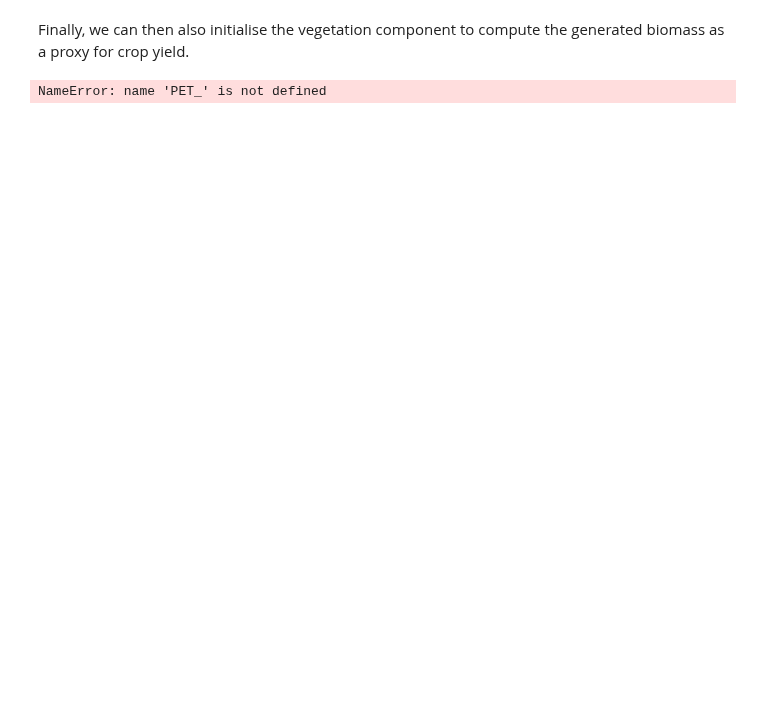
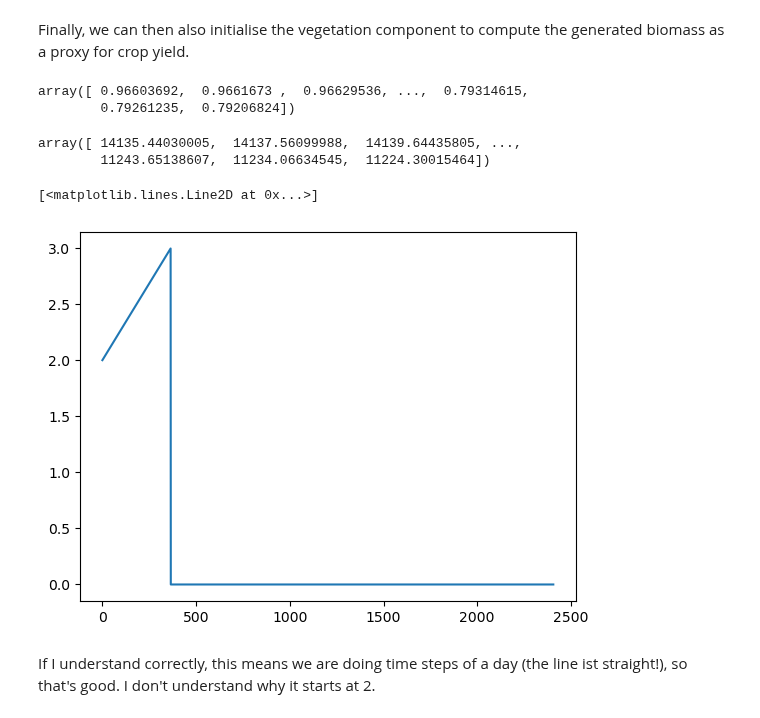
Before and after one commit to WylieMabel/TreesAndThat, a Jupyter notebook: LandLab_experiments/learning.ipynb, the cells around one changed output. Cells and saved outputs as stored; diff of their text form; code cells hidden in the pictures; blank space fills up the shorter version.

Commit message:
Initial running config of hydrology component

```diff
--- a/LandLab_experiments/learning.ipynb
+++ b/LandLab_experiments/learning.ipynb
@@ -199,5 +202,16 @@ mg.at_cell['vegetation__plant_functional_type'] = 0*(np.ones(mg.number_of_cells)
 
 #initialise soil moisture component
 SM = SoilMoisture(mg)
-SM.update()
+SM.initialize()
+
+'''
+Looking at the code for the soil moisture component (soil_moisture_dynamics.py), it appears as though the .update() method is the time stepper.
+Within that method, fields on the grid are modified according to the governing equations, and at the end, time seems to be advanced by the
+storm-interstorm time duration:
+        self.current_time += (Tb + Tr) / (24.0 * 365.25)
+        return current_time
+where Tb is storm duration and Tr is inter-storm duration, both in hours.
+Is this the same for all components? In that case, initialising fields with .update() would not be appropriate. Some, but not all components
+also have a .initialize() method that may be more appropriate.
+'''
 # %% [output]
@@ -215,8 +231,9 @@ mg.at_cell['surface__potential_evapotranspiration_30day_mean'] = mg.at_cell['sur
 
 VEG = Vegetation(mg)
 # %%
+current_time = 1/365.
 # # Run storm Loop
-for i in range(0, n):
+for i in range(0, 365):
     # Update objects
 
     # Calculate Day of Year (DOY)
@@ -245,18 +262,18 @@ for i in range(0, n):
     #mg["cell"]["surface__potential_evapotranspiration_30day_mean"] = EP30[Julian]
 
     # calculate PET for each field based on day of the year
-    PET.current_time = current_time
+    #PET.current_time = current_time
     PET.update()
 
     # Assign spatial rainfall data
     mg.at_cell["rainfall__daily_depth"] = P[i] * np.ones(mg.number_of_cells)
 
     # Update soil moisture component
-    current_time = SM.update(current_time, Tr=Tr[i], Tb=Tb[i])
+    current_time = SM.update()
 
     # Decide whether its growing season or not
     if Julian != 364:
-        if EP30[Julian + 1, 0] > EP30[Julian, 0]:
+        if (Julian > 100 or Julian < 300):
             PET_threshold = 1
             # 1 corresponds to ETThresholdup (begin growing season)
         else:
@@ -264,26 +281,28 @@ for i in range(0, n):
             # 0 corresponds to ETThresholddown (end growing season)
 
     # Update vegetation component
-    VEG.update(PETThreshold_switch=PET_threshold, Tb=Tb[i], Tr=Tr[i])
+    VEG = Vegetation(mg, PETthreshold_switch=PET_threshold, Tb=Tb[i], Tr=Tr[i])
+    VEG.update()
 
     # Update yearly cumulative water stress data
-    WS += (grid["cell"]["vegetation__water_stress"]) * Tb[i] / 24.0
+    WS += (mg["cell"]["vegetation__water_stress"]) * Tb[i] / 24.0
 
     # Record time (optional)
     Time[i] = current_time
-
-    # Update spatial PFTs with Cellular Automata rules
-    if (current_time - time_check) >= 1.0:
-        if yrs % 100 == 0:
-            print(f"Elapsed time = {yrs} years")
-        VegType[yrs] = grid1["cell"]["vegetation__plant_functional_type"]
-        WS_ = np.choose(VegType[yrs], WS)
-        grid1["cell"]["vegetation__cumulative_water_stress"] = WS_ / Tg
-        vegca.update()
-        time_check = current_time
-        WS = 0
-        yrs += 1
-
-VegType[yrs] = grid1["cell"]["vegetation__plant_functional_type"]
-# %% [output]
-NameError: name 'PET_' is not defined
+# %%
+mg.at_cell['vegetation__water_stress']
+# %% [output]
+array([ 0.96603692,  0.9661673 ,  0.96629536, ...,  0.79314615,
+        0.79261235,  0.79206824])
+# %%
+WS
+# %% [output]
+array([ 14135.44030005,  14137.56099988,  14139.64435805, ...,
+        11243.65138607,  11234.06634545,  11224.30015464])
+# %%
+plt.plot(Time)
+# %% [output]
+[<matplotlib.lines.Line2D at 0x...>]
+[figure, added]
+# %% [markdown]
+If I understand correctly, this means we are doing time steps of a day (the line ist straight!), so that's good. I don't understand why it starts at 2.
```
Also changed, not shown: parts of 12 cells of this notebook.
